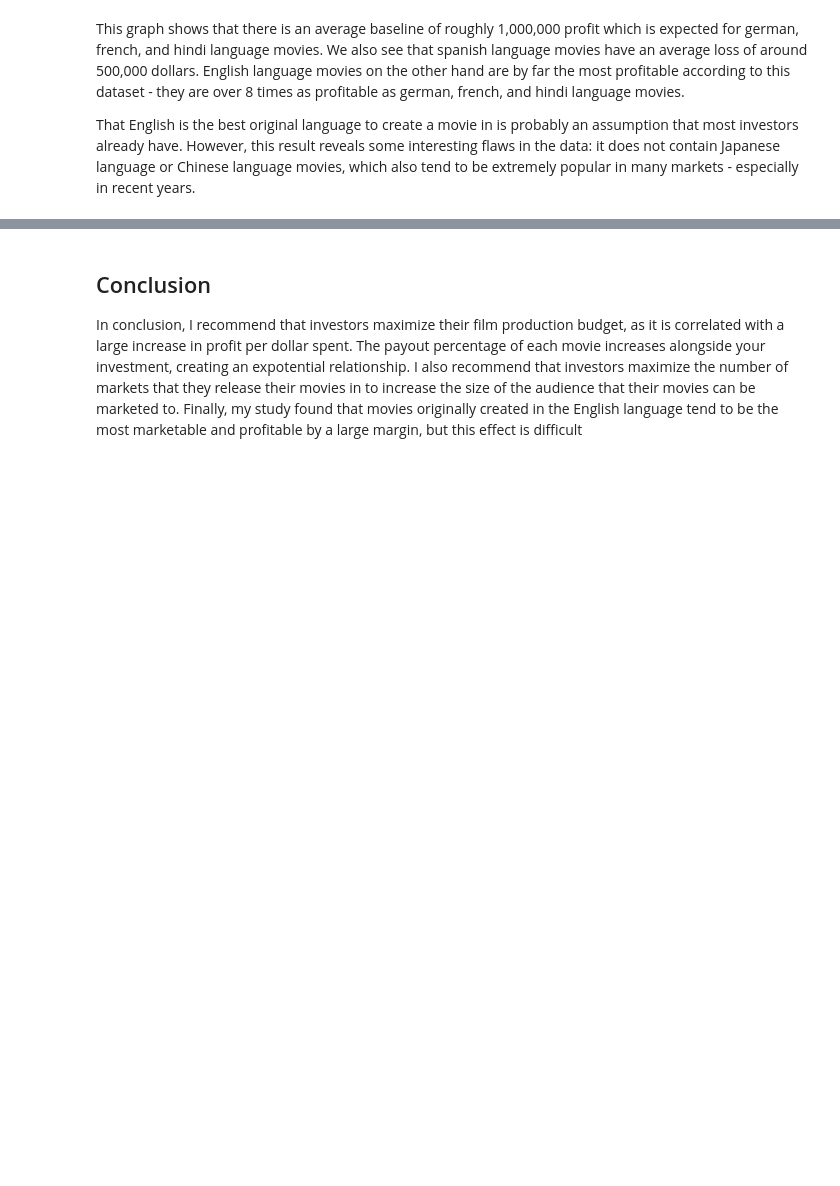
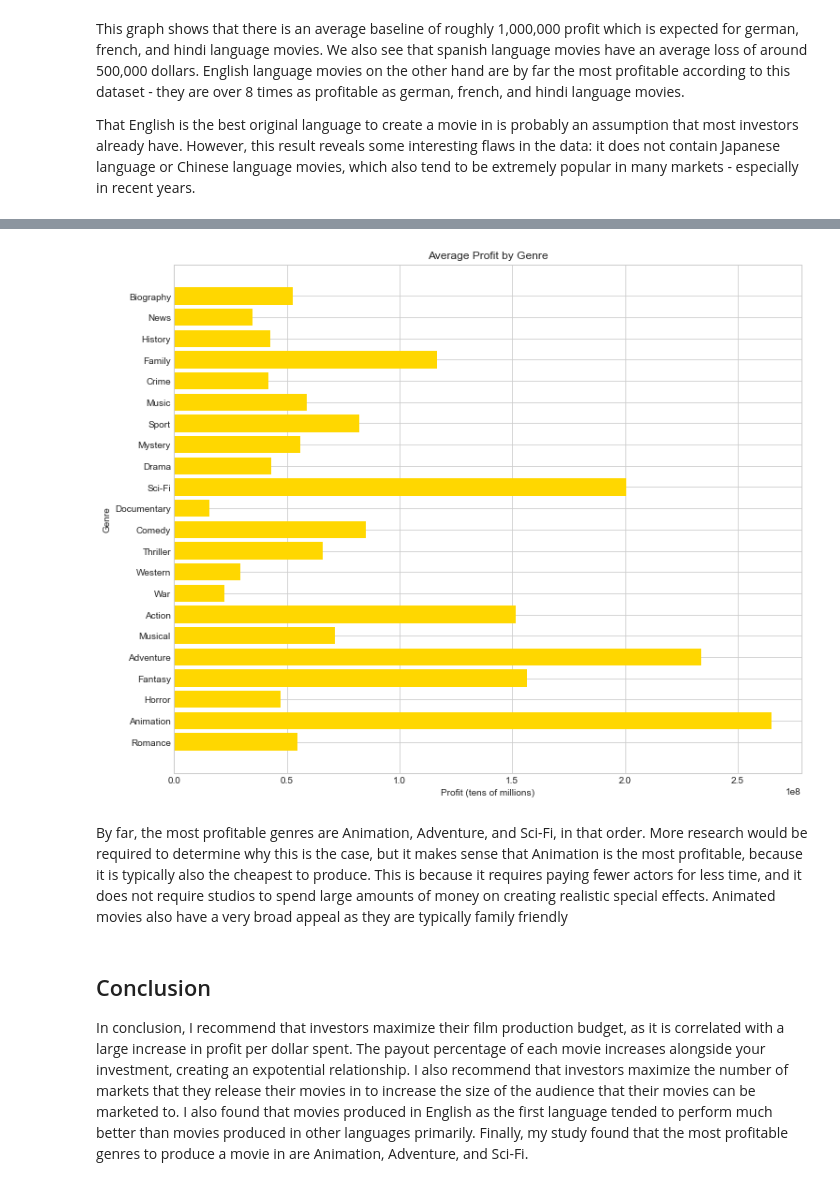
Before and after one commit to Davidkeebler/Real-Box-Office-Analysis, a Jupyter notebook: index.ipynb, the cells around one changed output, grey strips where cells are left out. Drawn from its saved outputs; the diff is of its cells as text; code cells hidden in the pictures; blank space fills up the shorter version.

Commit message:
Create Genre Profit analysis

```diff
--- a/index.ipynb
+++ b/index.ipynb
@@ -248,0 +271,13 @@ fulldf
+# %%
+# Create a flat list of all the unique genres in the data
+genres = []
+genres.extend(fulldf['genres'].tolist())
+flatgenres = []
+for sublist in genres:
+    if sublist == None:
+        continue
+    else:
+        for item in sublist:
+            flatgenres.append(str(item))
+flatgenres = list(set(flatgenres))
+flatgenres
@@ -249,3 +302,27 @@ fulldf
+# %%
+# Drop the columns I do not want in this DF and then create a new column for each genre, filled with False by default
+genredf = fulldf.drop(columns=['release_date', 'production_budget', 'original_language', 'popularity', 'num_markets', 'aggregate_score'])
+for item in flatgenres:
+    genredf[item] = False
+genredf.reset_index(inplace=True)
+# %%
+# Loop through the list of genres. For each genre, check if each movie has that genre. If it does, set the corresponding genre column for that movie to True.
+for item in flatgenres:
+    for index, entry in enumerate(genredf['genres']):
+        # There are some nonetype entires for some reason, so I need to handle this exception this this if statement.
+        if entry == None:
+            continue
+        else:
+            for genre in entry:
+                if genre == item:
+                    genredf.at[index, item] = True
+# %%
+# Create a dictionary with the average profit for each genre
+genreprofitdict = {}
+for genre in flatgenres:
+    tempdf = genredf[genredf[genre] == True]
+    avgprofit = tempdf['profit'].mean()
+    genreprofitdict[genre] = avgprofit
 # %% [markdown]
 ## Analysis
 
@@ -398,4 +476,15 @@ That English is the best original language to create a movie in is probably an a
+# %%
+fig, ax5 = plt.subplots(figsize=(12,10))
+plt.barh(range(len(genreprofitdict)), list(genreprofitdict.values()), align='center', color='gold')
+plt.yticks(range(len(genreprofitdict)), list(genreprofitdict.keys()))
+ax5.set_title('Average Profit by Genre')
+ax5.set_ylabel('Genre')
+ax5.set_xlabel('Profit (tens of millions)');
+# %% [output]
+[figure, added]
+# %% [markdown]
+By far, the most profitable genres are Animation, Adventure, and Sci-Fi, in that order. More research would be required to determine why this is the case, but it makes sense that Animation is the most profitable, because it is typically also the cheapest to produce. This is because it requires paying fewer actors for less time, and it does not require studios to spend large amounts of money on creating realistic special effects. Animated movies also have a very broad appeal as they are typically family friendly
 # %% [markdown]
 ## Conclusion
 
-In conclusion, I recommend that investors maximize their film production budget, as it is correlated with a large increase in profit per dollar spent. The payout percentage of each movie increases alongside your investment, creating an expotential relationship. I also recommend that investors maximize the number of markets that they release their movies in to increase the size of the audience that their movies can be marketed to. Finally, my study found that movies originally created in the English language tend to be the most marketable and profitable by a large margin, but this effect is difficult
+In conclusion, I recommend that investors maximize their film production budget, as it is correlated with a large increase in profit per dollar spent. The payout percentage of each movie increases alongside your investment, creating an expotential relationship. I also recommend that investors maximize the number of markets that they release their movies in to increase the size of the audience that their movies can be marketed to. I also found that movies produced in English as the first language tended to perform much better than movies produced in other languages primarily. Finally, my study found that the most profitable genres to produce a movie in are Animation, Adventure, and Sci-Fi.
```
Also changed, not shown: parts of 15 cells of this notebook.
